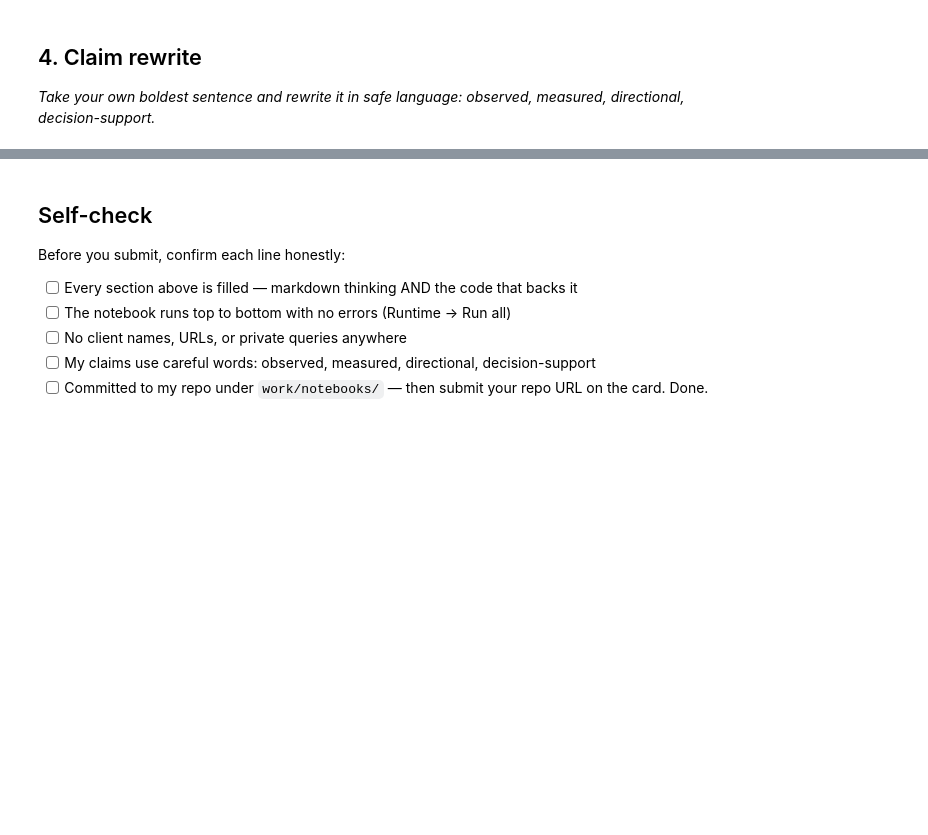
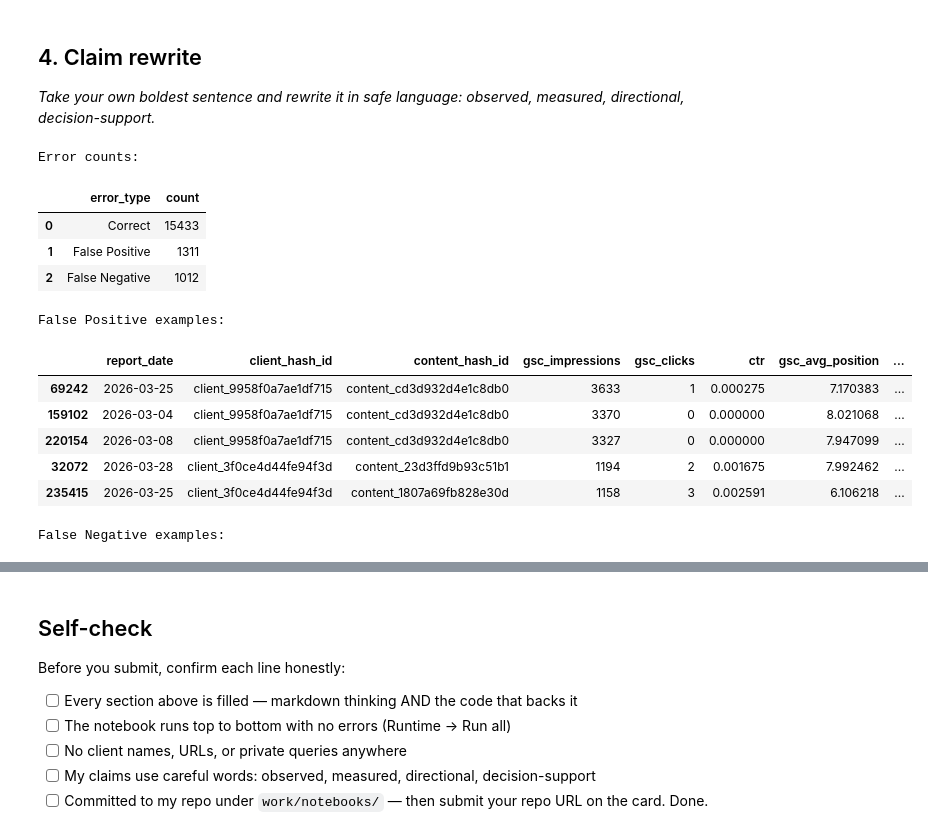
Before and after one commit to SamarBabar02/flyrank-ml-internship, a Jupyter notebook: work/notebooks/w06_validation_audit.ipynb, the cells around one changed output, grey strips where cells are left out. Drawn from its saved outputs; the diff is of its cells as text; code cells hidden in the pictures; blank space fills up the shorter version.

```diff
--- a/work/notebooks/w06_validation_audit.ipynb
+++ b/work/notebooks/w06_validation_audit.ipynb
@@ -22,3 +376,82 @@ This skeleton is yours to fill. Work the sections **in order** — each one has
 ## 4. Claim rewrite
 
 *Take your own boldest sentence and rewrite it in safe language: observed, measured, directional, decision-support.*
+# %%
+# Real failure examples from the honest grouped test set
+
+error_examples = training_df.iloc[test_idx][
+    [
+        "report_date",
+        "client_hash_id",
+        "content_hash_id",
+        "gsc_impressions",
+        "gsc_clicks",
+        "ctr",
+        "gsc_avg_position",
+        "next_ctr",
+        "target"
+    ]
+].copy()
+
+error_examples["model_probability"] = honest_probability
+
+error_examples["prediction"] = (
+    error_examples["model_probability"] >= 0.5
+).astype(int)
+
+error_examples["error_type"] = np.select(
+    [
+        (error_examples["target"] == 1) &
+        (error_examples["prediction"] == 0),
+
+        (error_examples["target"] == 0) &
+        (error_examples["prediction"] == 1)
+    ],
+    [
+        "False Negative",
+        "False Positive"
+    ],
+    default="Correct"
+)
+
+print("Error counts:")
+display(
+    error_examples["error_type"]
+    .value_counts()
+    .rename_axis("error_type")
+    .reset_index(name="count")
+)
+
+print("\nFalse Positive examples:")
+display(
+    error_examples[
+        error_examples["error_type"] == "False Positive"
+    ].sort_values(
+        "model_probability",
+        ascending=False
+    ).head(5)
+)
+
+print("\nFalse Negative examples:")
+display(
+    error_examples[
+        error_examples["error_type"] == "False Negative"
+    ].sort_values(
+        "model_probability",
+        ascending=True
+    ).head(5)
+)
+# %% [output]
+Error counts:
+|  | error_type | count |
+| 0 | Correct | 15433 |
+| 1 | False Positive | 1311 |
+| 2 | False Negative | 1012 |
+False Positive examples:
+|  | report_date | client_hash_id | content_hash_id | gsc_impressions | gsc_clicks | ctr | gsc_avg_position | ... |
+| 69242 | 2026-03-25 | client_9958f0a7ae1df715 | content_cd3d932d4e1c8db0 | 3633 | 1 | 0.000275 | 7.170383 | ... |
+| 159102 | 2026-03-04 | client_9958f0a7ae1df715 | content_cd3d932d4e1c8db0 | 3370 | 0 | 0.000000 | 8.021068 | ... |
+| 220154 | 2026-03-08 | client_9958f0a7ae1df715 | content_cd3d932d4e1c8db0 | 3327 | 0 | 0.000000 | 7.947099 | ... |
+| 32072 | 2026-03-28 | client_3f0ce4d44fe94f3d | content_23d3ffd9b93c51b1 | 1194 | 2 | 0.001675 | 7.992462 | ... |
+| 235415 | 2026-03-25 | client_3f0ce4d44fe94f3d | content_1807a69fb828e30d | 1158 | 3 | 0.002591 | 6.106218 | ... |
+False Negative examples:
```
Also changed, not shown: parts of 7 cells of this notebook.
